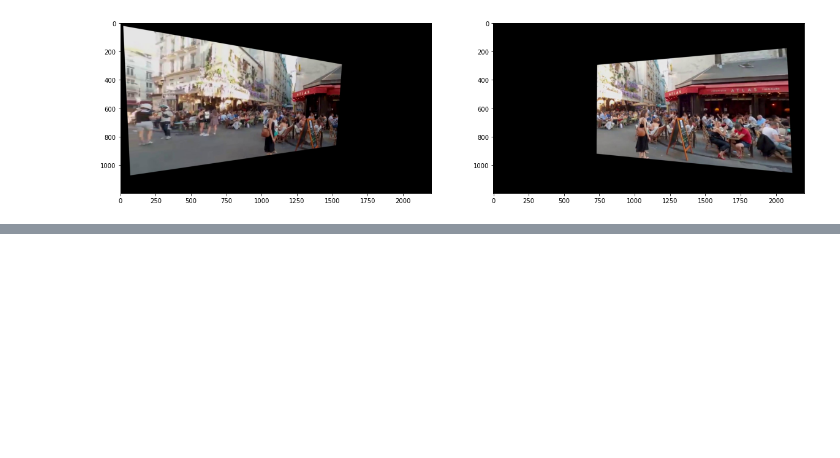
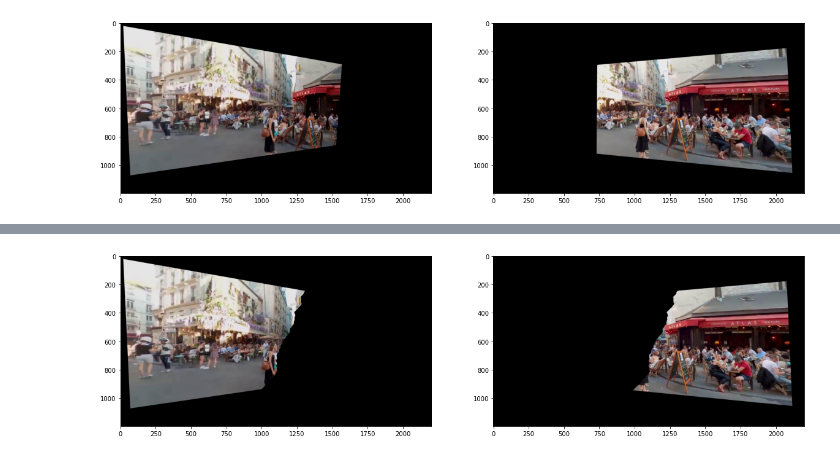
Before and after one commit to AmirhoseinYari/Digital-Image-Processing, a Jupyter notebook: HW5/HW5-AmirhoseinYari-98109718-Q2.ipynb, the cells around one changed output, grey strips where cells are left out. Saved outputs shown, nothing was run; the diff lists cells and outputs as text; code cells hidden in the pictures; blank space fills up the shorter version.

Commit message:
Q2 border finished

```diff
--- a/HW5/HW5-AmirhoseinYari-98109718-Q2.ipynb
+++ b/HW5/HW5-AmirhoseinYari-98109718-Q2.ipynb
@@ -17,0 +38,47 @@ plt.imshow(right);
+# %%
+def get_min_border(img):
+    m,n = img.shape
+    out = np.zeros((m,n)) # path itself
+    costs = np.zeros((m,n),dtype=int) # cost till the node
+    last = np.zeros((m,n)) # -1, 0, 1
+    for i in range(m):
+        for j in range(n):
+            if(i>0):
+                if (j==0):
+                    costs[i,j] = img[i,j]+ min(costs[i-1,j],costs[i-1,j+1])
+                elif (j==n-1):
+                    costs[i,j] = img[i,j]+ min(costs[i-1,j],costs[i-1,j-1])
+                else:
+                    k = np.argmin(costs[i-1,j-1:j+2])
+                    if j+k < n-1 and costs[i-1,j-1+k] == costs[i-1,j+k]:
+                        k += 1
+                    costs[i,j] = img[i,j]+costs[i-1,j-1+k]
+                    last[i,j] = k-1
+    l = np.argmin(costs[m-1,:])
+    out[m-1,l] = 1
+    for i in range(2,m):
+        k = last[m-i+1,l]
+        l = int(l+k)
+        out[m-i,l] = 1
+    return out.astype("uint8")
+# %%
+path = get_min_border(diff)
+iio.imwrite("q2_path.png",255*path)
+# %%
+mask = np.zeros(left.shape[:2])
+for i in range(path.shape[0]):
+    k = np.argmax(path[i,:])
+    mask[i,:s+k] = 1
+mask = np.dstack((mask,mask,mask)).astype("uint8")
+iio.imwrite("q2_path_mask.png",255*mask)
+# %%
+img1 = left*mask
+img2 = right*(1-mask)
+
+plt.figure(figsize=(20,10))
+plt.subplot(121)
+plt.imshow(img1.astype("uint8"))
+plt.subplot(122)
+plt.imshow((img2).astype("uint8"));
+# %% [output]
+[figure, added]
```
Also changed, not shown: parts of 3 cells of this notebook.
